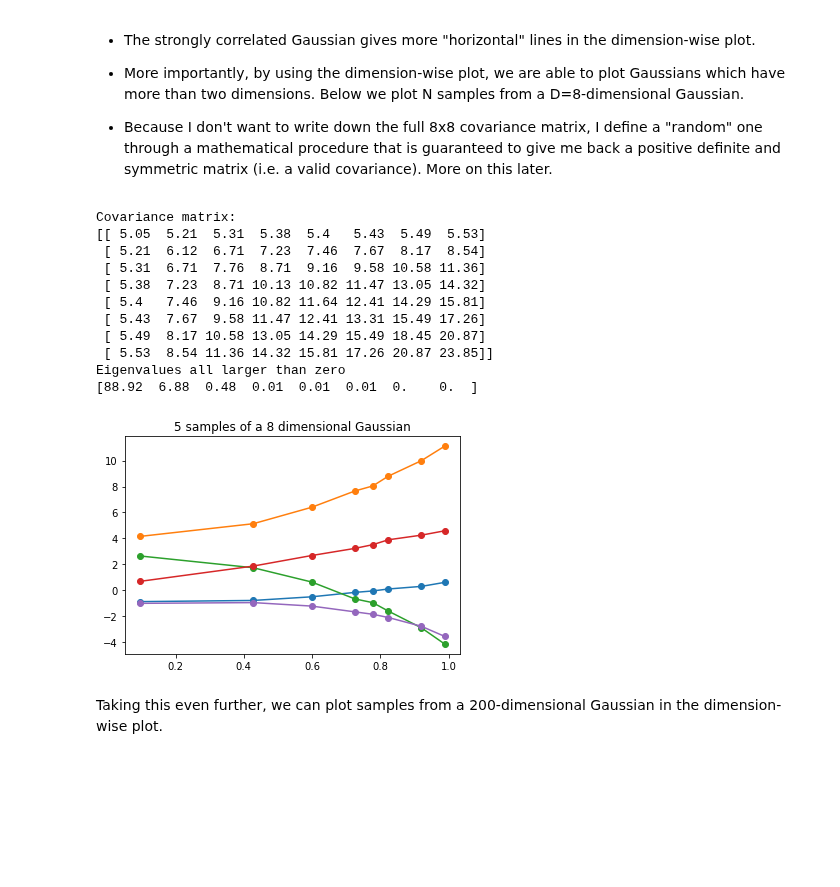
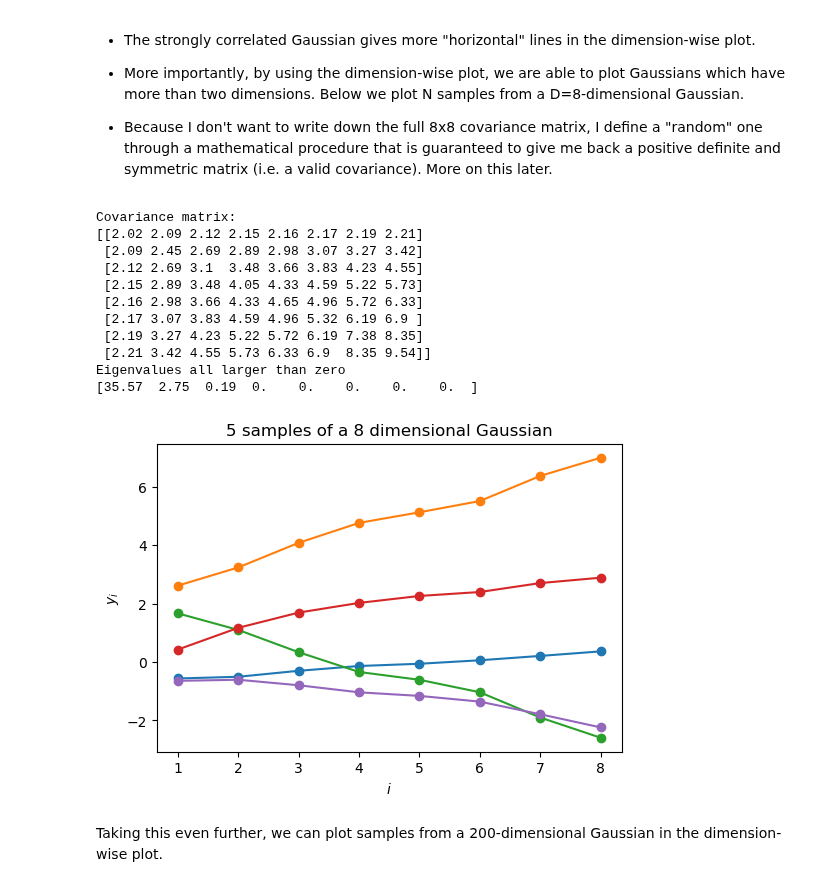
Before and after one commit to stommen/tif285, a Jupyter notebook: MachineLearning/GP/demo-GaussianProcesses.ipynb, the cells around one changed output. Saved outputs shown, nothing was run; the diff lists cells and outputs as text; code cells hidden in the pictures; blank space fills up the shorter version.

```diff
--- a/MachineLearning/GP/demo-GaussianProcesses.ipynb
+++ b/MachineLearning/GP/demo-GaussianProcesses.ipynb
@@ -80,9 +157,9 @@ sigma = np.array([[1, 0.5], [0.5, 1]]); # covariance of the Gaussian
 
 # Generate samples
 np.random.seed(10)
-samples = gen_Gaussian_samples(mu,sigma,N)
+samples = MVN(mean=mu,cov=sigma).rvs(size=N)
 
-f=plt.figure(figsize=(12,8));
+f=plt.figure(figsize=(10,6));
 ax1=plt.subplot(1, 2, 1,autoscale_on=True, aspect='equal')
 #set_limits(samples)
 plot_Gaussian_contours(samples[:,0],samples[:,1],mu,sigma)
@@ -127,7 +204,7 @@ But let's plot them as before dimension-wise...
 
 > Which one is which?
 # %%
-f=plt.figure(figsize=(18,5));
+f=plt.figure(figsize=(12,4));
 perm = np.random.permutation(samplesUncor.shape[0])[0::14]
 
 ax1=plt.subplot(1, 2, 2); ax1.set_aspect('auto')
@@ -150,38 +227,40 @@ plt.ylim([samplesUncor.min()-0.3, samplesUncor.max()+0.3]);
 * Because I don't want to write down the full 8x8 covariance matrix, I define a "random" one through a mathematical procedure that is guaranteed to give me back a positive definite and symmetric matrix (i.e. a valid covariance). More on this later.
 # %%
 N=5
-mu = np.array([0,0,0,0,0,0,0,0])
-D = mu.shape[0]
+D = 8
+mu = np.zeros(D)
 
-# Generate random covariance matrix
-tmp = np.sort(np.random.rand(D))[:,None]
-tmp2 = tmp**np.arange(5)
-sigma = 5*np.dot(tmp2,tmp2.T) + 0.005*np.eye(D)
+# Generate a random covariance matrix
+sigma = randomCovarianceMatrix(D)
+
 with np.printoptions(precision=2, suppress=True):
     print('Covariance matrix:')
     print(sigma)
     print('Eigenvalues all larger than zero')
     print(np.linalg.eigvals(sigma))
 
-samples = gen_Gaussian_samples(mu,sigma,N)
+samples = MVN(mean=mu,cov=sigma).rvs(size=N)
 
+fig,ax = plt.subplots(1,1,figsize=(6,4))
 for i in np.arange(N):
-    plt.plot(tmp,samples[i,:], '-o')
+    ax.plot(np.arange(D)+1,samples[i,:], '-o')
 
-plt.gca().set_title(f'{N} samples of a {D} dimensional Gaussian');
+ax.set_ylabel(r'$y_i$')
+ax.set_xlabel(r'$i$')
+ax.set_title(f'{N} samples of a {D} dimensional Gaussian');
 # %% [output]
 Covariance matrix:
-[[ 5.05  5.21  5.31  5.38  5.4   5.43  5.49  5.53]
- [ 5.21  6.12  6.71  7.23  7.46  7.67  8.17  8.54]
- [ 5.31  6.71  7.76  8.71  9.16  9.58 10.58 11.36]
- [ 5.38  7.23  8.71 10.13 10.82 11.47 13.05 14.32]
- [ 5.4   7.46  9.16 10.82 11.64 12.41 14.29 15.81]
- [ 5.43  7.67  9.58 11.47 12.41 13.31 15.49 17.26]
- [ 5.49  8.17 10.58 13.05 14.29 15.49 18.45 20.87]
- [ 5.53  8.54 11.36 14.32 15.81 17.26 20.87 23.85]]
+[[2.02 2.09 2.12 2.15 2.16 2.17 2.19 2.21]
+ [2.09 2.45 2.69 2.89 2.98 3.07 3.27 3.42]
+ [2.12 2.69 3.1  3.48 3.66 3.83 4.23 4.55]
+ [2.15 2.89 3.48 4.05 4.33 4.59 5.22 5.73]
+ [2.16 2.98 3.66 4.33 4.65 4.96 5.72 6.33]
+ [2.17 3.07 3.83 4.59 4.96 5.32 6.19 6.9 ]
+ [2.19 3.27 4.23 5.22 5.72 6.19 7.38 8.35]
+ [2.21 3.42 4.55 5.73 6.33 6.9  8.35 9.54]]
 Eigenvalues all larger than zero
-[88.92  6.88  0.48  0.01  0.01  0.01  0.    0.  ]
+[35.57  2.75  0.19  0.    0.    0.    0.    0.  ]
-[figure, old version]
+[figure, new version]
 # %% [markdown]
 Taking this even further, we can plot samples from a 200-dimensional Gaussian in the dimension-wise plot.
 # %%
```
Also changed, not shown: parts of 26 cells of this notebook.
